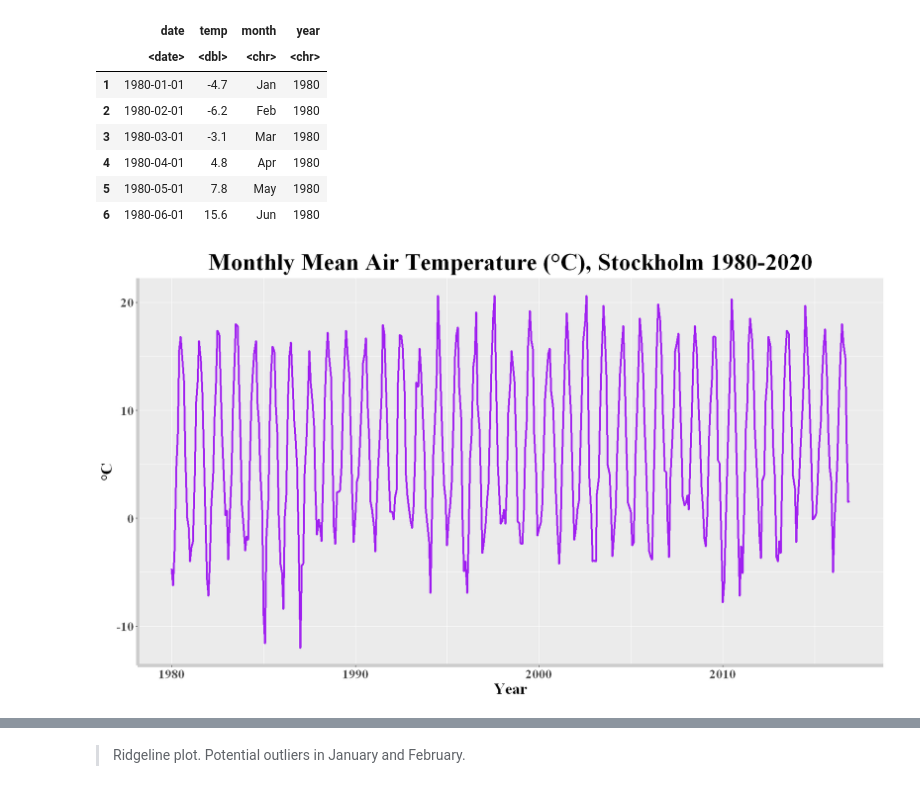
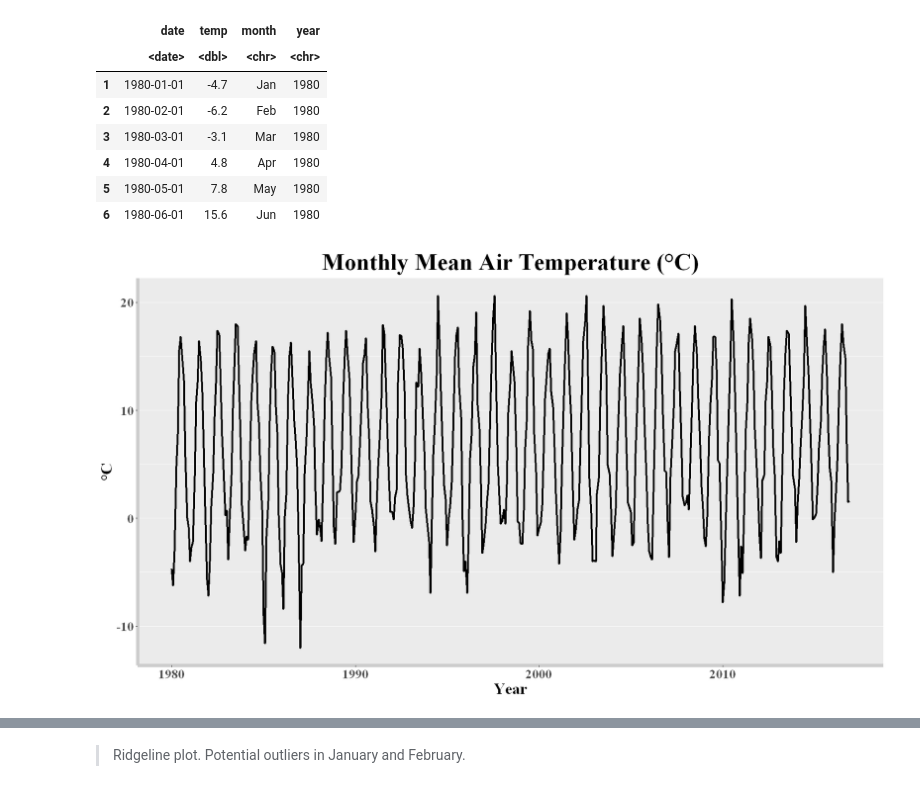
Before and after one commit to AndreasPalmgren/Sthlm-Temp-ARIMA, a Jupyter notebook: SthlmMeanTemperature.ipynb, the cells around one changed output, grey strips where cells are left out. Saved outputs shown, nothing was run; the diff lists cells and outputs as text; code cells hidden in the pictures.

```diff
--- a/SthlmMeanTemperature.ipynb
+++ b/SthlmMeanTemperature.ipynb
@@ -76,11 +95,13 @@ A data.frame: 6 × 4
 | 6 | 1980-06-01 | 15.6 | Jun | 1980 |
 # %%
 options(repr.plot.width=14, repr.plot.height=8)
-autoplot(train, xlab="Year", ylab="°C", size = 1.2, colour = 'purple')+
-    ggtitle("Monthly Mean Air Temperature (°C), Stockholm 1980-2020")+
+autoplot(train, xlab="Year", ylab="°C", size = 1.2)+
+    ggtitle("Monthly Mean Air Temperature (°C)")+
     guides(colour = guide_legend(title.hjust = 20))+
     theme(text=element_text(size = 20, face = "bold",  family="Times"),
         plot.title = element_text(size = 30, face = "bold",  family="Times", hjust = 0.5),
-        axis.line = element_line(size = 2, colour = "grey80"))
+        axis.line = element_line(size = 2, colour = "grey80"),
+        panel.grid.major.x = element_blank(),
+        panel.grid.minor.x = element_blank())
 # %% [output]
-[figure, old version]
+[figure, new version]
```
Also changed, not shown: parts of 16 cells of this notebook.
